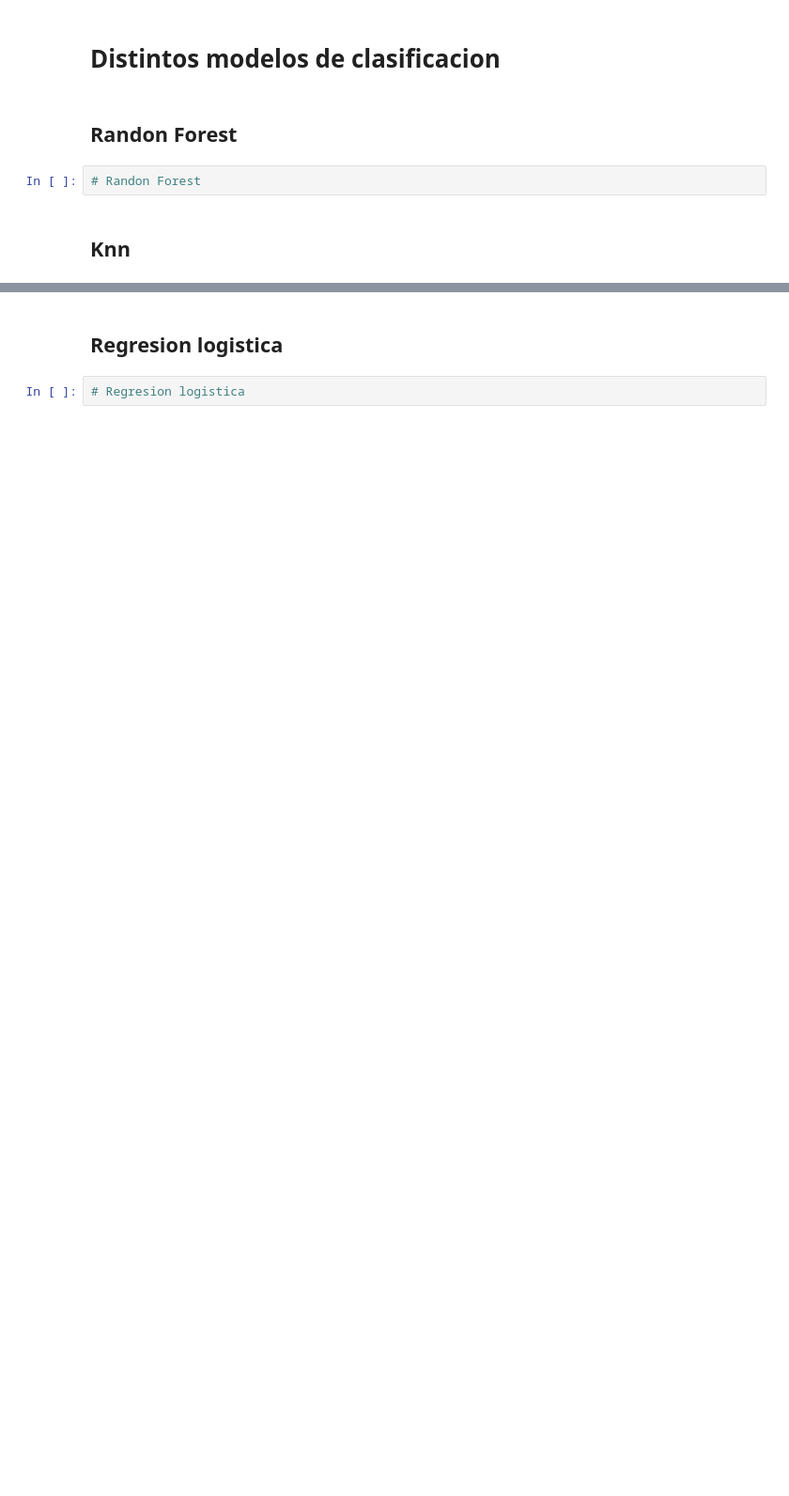
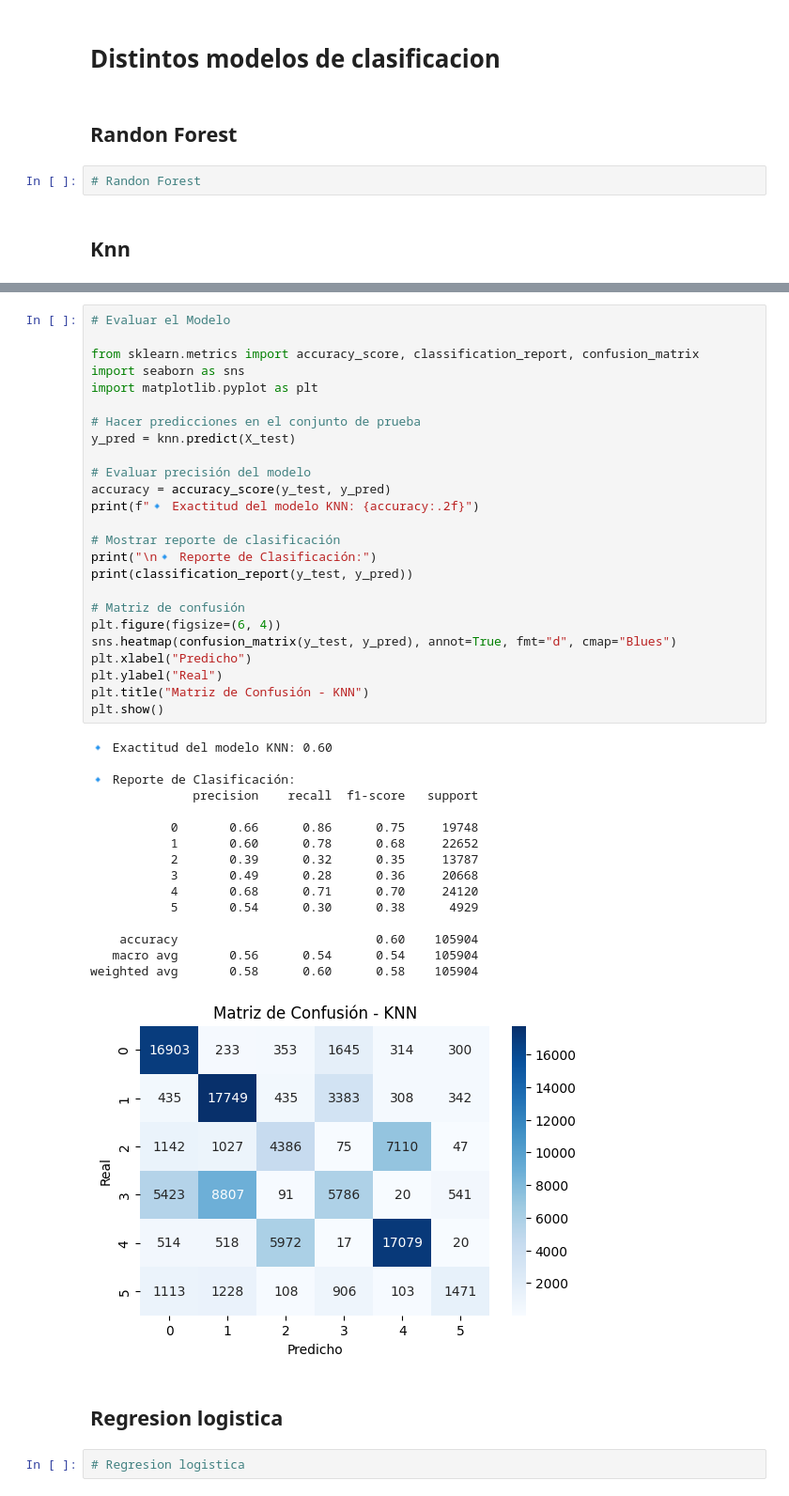
Before and after one commit to algond123/ProyectoFinal_BDML14, a Jupyter notebook: Proyecto_final2.ipynb, the cells around one changed output, grey strips where cells are left out. Shown at 94% size. Drawn from its saved outputs; the diff is of its cells as text; blank space fills up the shorter version.

```diff
--- a/Proyecto_final2.ipynb
+++ b/Proyecto_final2.ipynb
@@ -741,3 +728,45 @@ final_df_noEncode.describe()
+# %%
+# Evaluar el Modelo
+
+from sklearn.metrics import accuracy_score, classification_report, confusion_matrix
+import seaborn as sns
+import matplotlib.pyplot as plt
+
+# Hacer predicciones en el conjunto de prueba
+y_pred = knn.predict(X_test)
+
+# Evaluar precisión del modelo
+accuracy = accuracy_score(y_test, y_pred)
+print(f"🔹 Exactitud del modelo KNN: {accuracy:.2f}")
+
+# Mostrar reporte de clasificación
+print("\n🔹 Reporte de Clasificación:")
+print(classification_report(y_test, y_pred))
+
+# Matriz de confusión
+plt.figure(figsize=(6, 4))
+sns.heatmap(confusion_matrix(y_test, y_pred), annot=True, fmt="d", cmap="Blues")
+plt.xlabel("Predicho")
+plt.ylabel("Real")
+plt.title("Matriz de Confusión - KNN")
+plt.show()
+# %% [output]
+🔹 Exactitud del modelo KNN: 0.60
+
+🔹 Reporte de Clasificación:
+              precision    recall  f1-score   support
+
+           0       0.66      0.86      0.75     19748
+           1       0.60      0.78      0.68     22652
+           2       0.39      0.32      0.35     13787
+           3       0.49      0.28      0.36     20668
+           4       0.68      0.71      0.70     24120
+           5       0.54      0.30      0.38      4929
+
+    accuracy                           0.60    105904
+   macro avg       0.56      0.54      0.54    105904
+weighted avg       0.58      0.60      0.58    105904
+[figure, added]
 # %% [markdown]
 ## Regresion logistica
 # %%
```
Also changed, not shown: parts of 35 cells of this notebook.
